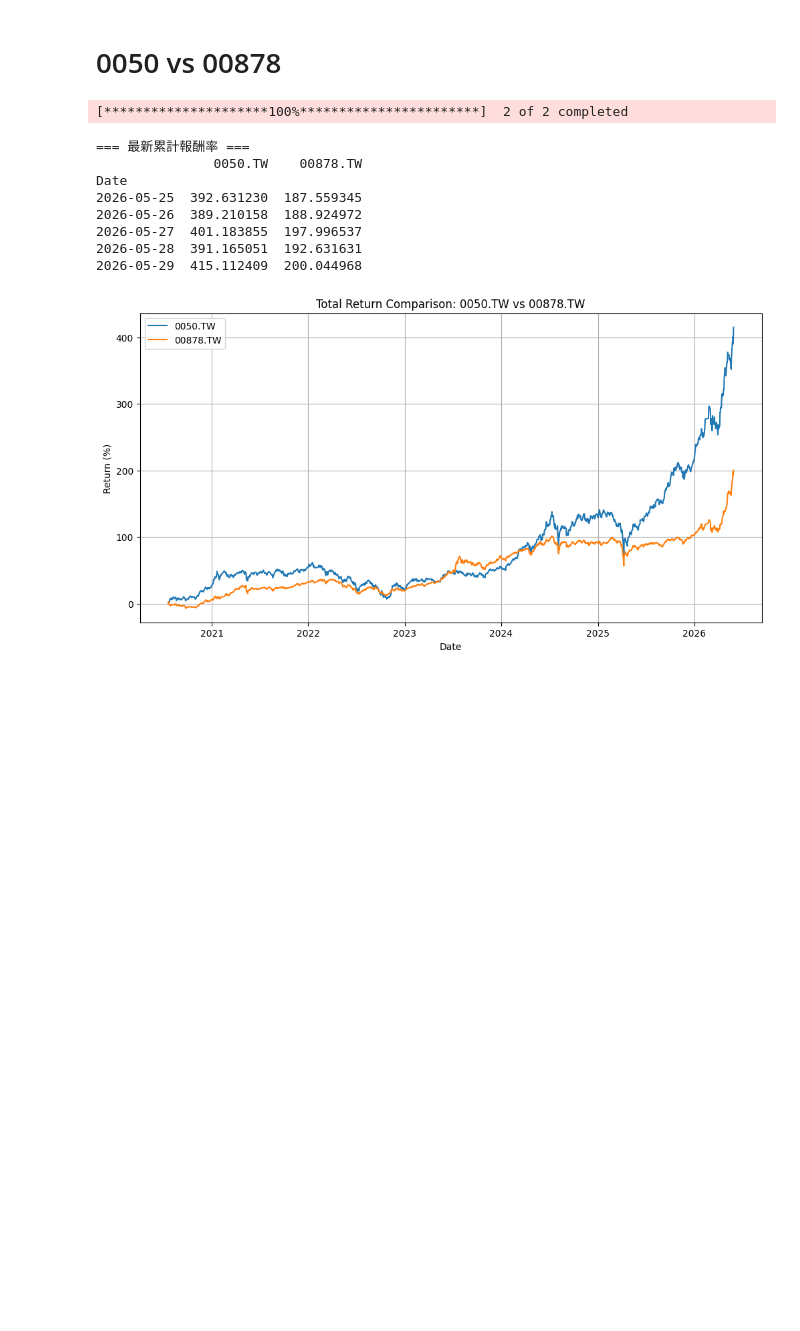
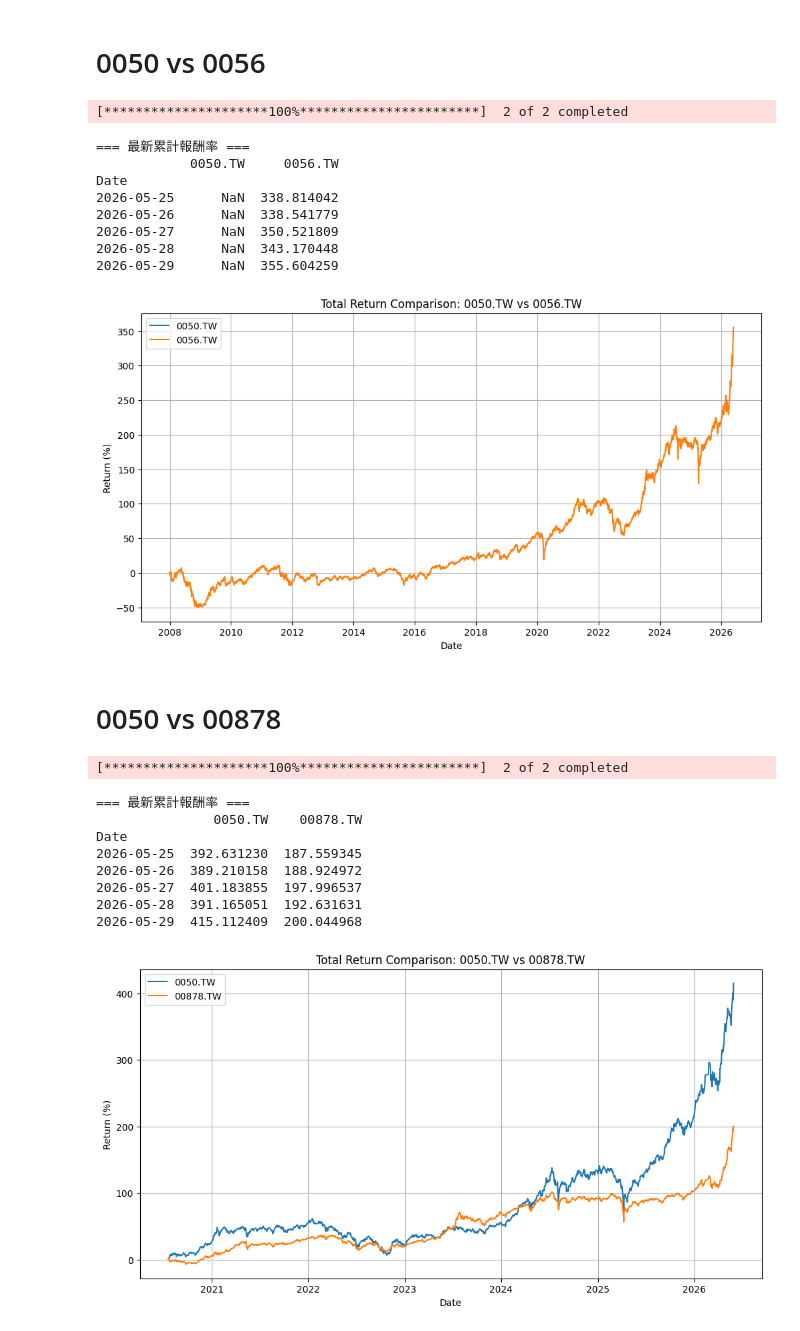
Before and after one commit to chiehpin0705/Finance, a Jupyter notebook: 市值型vs高配息/Market_HighDividend.ipynb, the cells around one changed output. Cells and saved outputs as stored; diff of their text form; code cells hidden in the pictures; blank space fills up the shorter version.

```diff
--- a/市值型vs高配息/Market_HighDividend.ipynb
+++ b/市值型vs高配息/Market_HighDividend.ipynb
@@ -7,6 +7,69 @@
    # Adj Close (還原收盤價)：這是金融數據（如 Yahoo Finance）經過數學計算後的數值。它會把歷年來的配息金額自動補回股價中，並假設你領到配息後，立刻以當天價格再買入該標的。
 因此，當你計算 Adj Close 的漲跌幅時，它代表的是：如果你持有一份資產，且每次領到股息都自動滾入再投資，到今天為止的資產總市值變化。
 """
+# %% [markdown]
+# 0050 vs 0056
+# %%
+import pandas as pd
+import yfinance as yf
+import matplotlib.pyplot as plt
+
+# ==================== 設定區 ====================
+# 你可以自由把 '00878.TW' 換成 '00919.TW'
+high_dividend_ticker = '0056.TW'
+market_ticker = '0050.TW'
+
+# 定義各別的上市日期（用作動態起點）
+launch_dates = {
+    '0056.TW': '2007-12-26',
+    '00878.TW': '2020-07-20',
+    '00919.TW': '2022-10-20'
+}
+
+start_date = launch_dates[high_dividend_ticker]
+end_date = '2026-06-01'  # 或設定為今天
+# ================================================
+
+# 1. 下載資料：明確設定 group_by='ticker' 讓資料依股票代號分組，並關閉自動調整
+tickers = [market_ticker, high_dividend_ticker]
+raw_data = yf.download(tickers, start=start_date, end=end_date, auto_adjust=False, group_by='ticker')
+
+# 2. 安全地提取兩檔 ETF 的 'Adj Close' 欄位，組成新的 DataFrame
+data = pd.DataFrame({
+    market_ticker: raw_data[market_ticker]['Adj Close'],
+    high_dividend_ticker: raw_data[high_dividend_ticker]['Adj Close']
+})
+
+# 3. 為了公平比較，將起點的價格全部「歸一化（Normalize）」為 1（或 100）
+# 這樣代表兩者在第一天投入相同金額的資產變化
+normalized_data = data / data.iloc[0]
+
+# 4. 計算累計報酬率 (%)
+cum_return = (normalized_data - 1) * 100
+print("=== 最新累計報酬率 ===")
+print(cum_return.tail())
+
+# 5. 繪製趨勢圖比較
+plt.figure(figsize=(12, 6))
+plt.plot(cum_return.index, cum_return[market_ticker], label=market_ticker)
+plt.plot(cum_return.index, cum_return[high_dividend_ticker], label=high_dividend_ticker)
+plt.title(f'Total Return Comparison: {market_ticker} vs {high_dividend_ticker}')
+plt.ylabel('Return (%)')
+plt.xlabel('Date')
+plt.legend()
+plt.grid(True)
+plt.show()
+# %% [output]
+[*********************100%***********************]  2 of 2 completed
+=== 最新累計報酬率 ===
+            0050.TW     0056.TW
+Date
+2026-05-25      NaN  338.814042
+2026-05-26      NaN  338.541779
+2026-05-27      NaN  350.521809
+2026-05-28      NaN  343.170448
+2026-05-29      NaN  355.604259
+[figure, added]
 # %% [markdown]
 # 0050 vs 00878
 # %%
```
Also changed, not shown: parts of 3 cells of this notebook.
